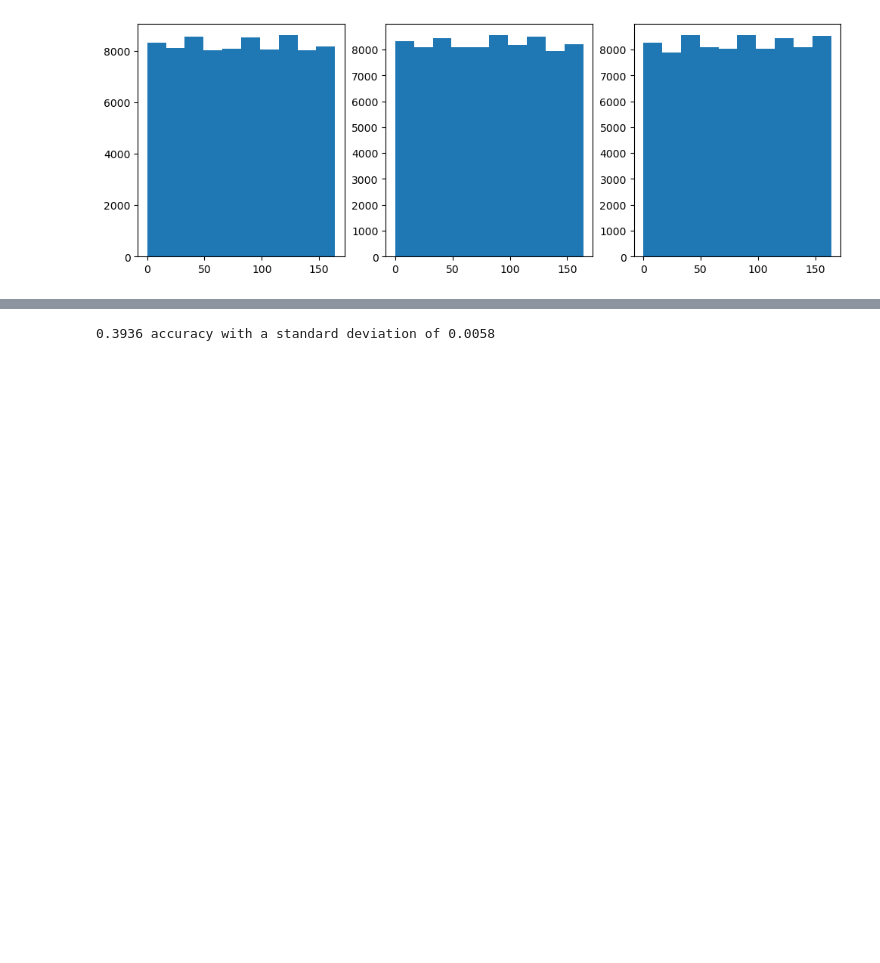
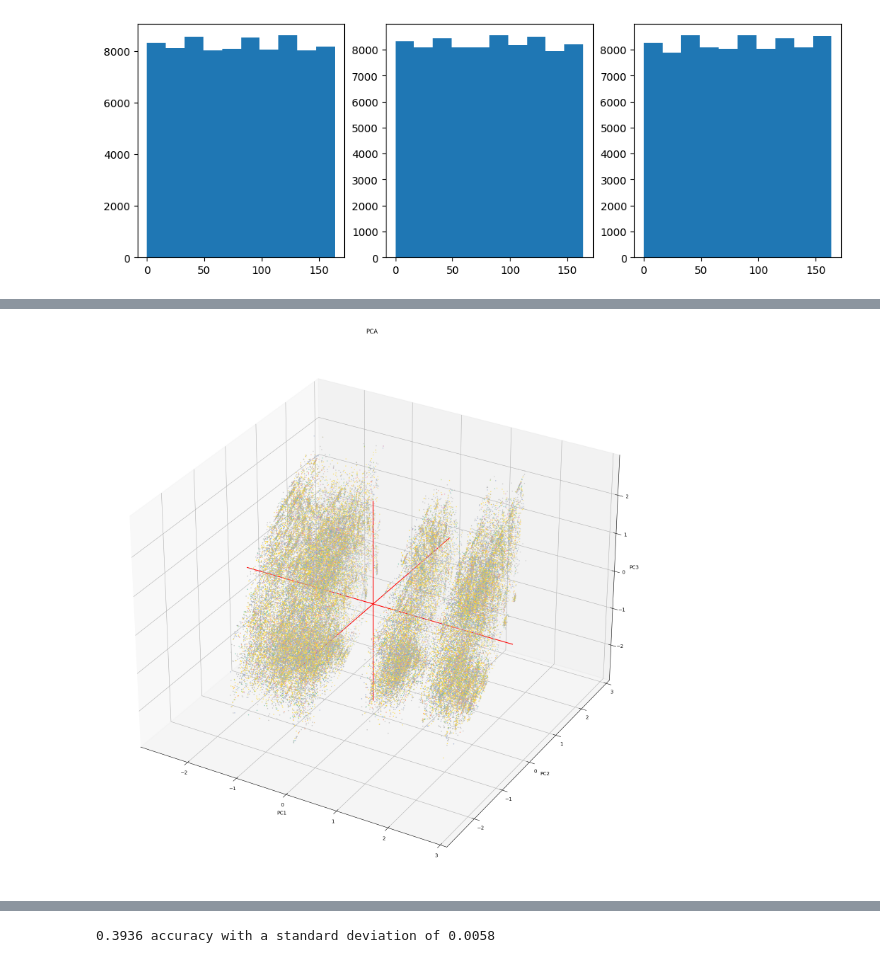
Before and after one commit to V-ivan11/Modelado, a Jupyter notebook: Practicas/4 - Overfitting.ipynb, the cells around one changed output, grey strips where cells are left out. Saved outputs shown, nothing was run; the diff lists cells and outputs as text; code cells hidden in the pictures; blank space fills up the shorter version.

```diff
--- a/Practicas/4 - Overfitting.ipynb
+++ b/Practicas/4 - Overfitting.ipynb
@@ -139,0 +195,19 @@ for i, col in enumerate(columns):
+# %%
+pca = PCA(n_components=3)
+
+# data scaling
+x_scaled = StandardScaler().fit_transform(X_train)
+# x_scaled = StandardScaler().fit_transform(features)
+
+pca_features = pca.fit_transform(x_scaled)
+
+print('Shape before PCA: ', x_scaled.shape)
+print('Shape after PCA: ', pca_features.shape)
+
+pca_df = pd.DataFrame(
+    data=pca_features,
+    columns=['PC1', 'PC2', 'PC3'])
+pca_df['target'] = y_train
+# pca_df['target'] = outputs
+
+pca_df
@@ -140,3 +242,25 @@ for i, col in enumerate(columns):
+# %%
+fig = plt.figure(figsize=(20,20))
+my_color=pca_df['target'].cat.codes
+ax = fig.add_subplot(111, projection='3d')
+ax.scatter(pca_df['PC1'], pca_df['PC2'], pca_df['PC3'], c=my_color, cmap="Set2_r", s=1)
+
+# make simple, bare axis lines through space:
+xAxisLine = ((min(pca_df['PC1']), max(pca_df['PC1'])), (0, 0), (0,0))
+ax.plot(xAxisLine[0], xAxisLine[1], xAxisLine[2], 'r')
+yAxisLine = ((0, 0), (min(pca_df['PC2']), max(pca_df['PC2'])), (0,0))
+ax.plot(yAxisLine[0], yAxisLine[1], yAxisLine[2], 'r')
+zAxisLine = ((0, 0), (0,0), (min(pca_df['PC3']), max(pca_df['PC3'])))
+ax.plot(zAxisLine[0], zAxisLine[1], zAxisLine[2], 'r')
+
+# label the axes
+ax.set_xlabel("PC1")
+ax.set_ylabel("PC2")
+ax.set_zlabel("PC3")
+ax.set_title("PCA")
+plt.show()
+# %% [output]
+[figure, added]
 # %%
 # Hacemos One Hot Encoding para V1 y V2
 X_train = pd.get_dummies(X_train, prefix=["V1","V2"], columns=["V1","V2"])
```
Also changed, not shown: parts of 14 cells of this notebook.
